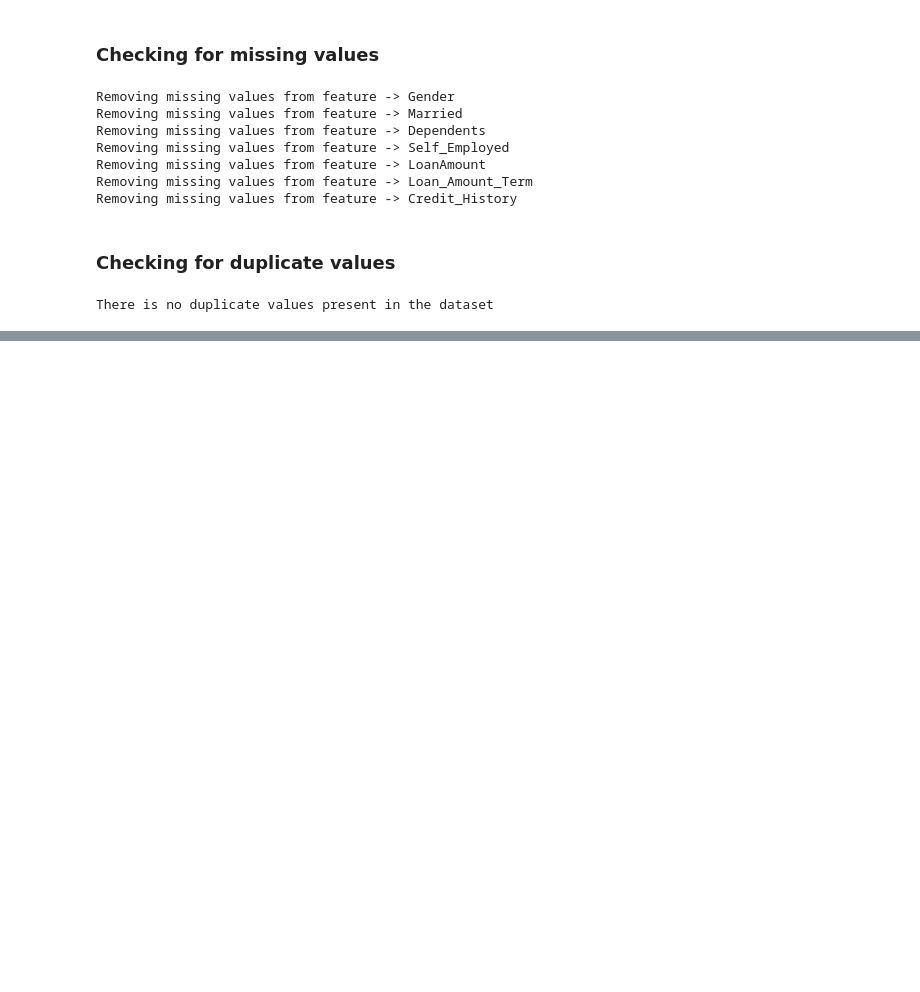
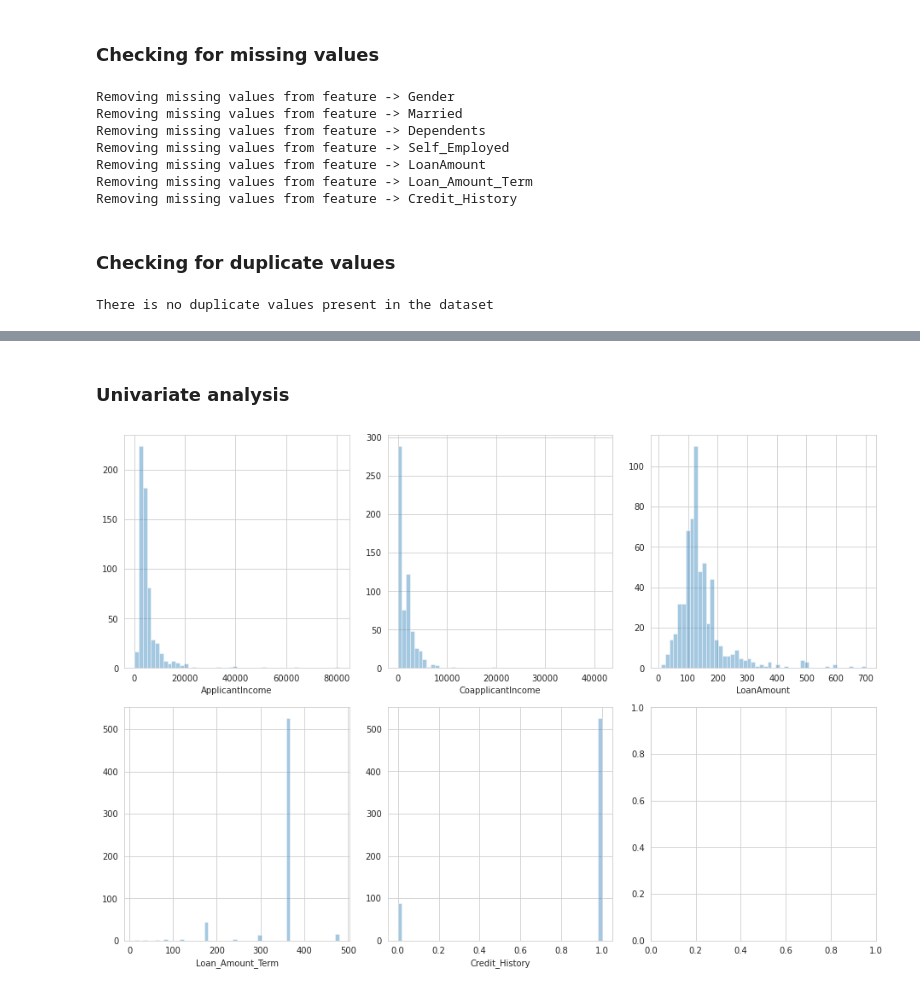
Before and after one commit to Abhishek768/Analytics_Vidhya_Loan_Prediction, a Jupyter notebook: loan_prediction.ipynb, the cells around one changed output, grey strips where cells are left out. Cells and saved outputs as stored; diff of their text form; code cells hidden in the pictures; blank space fills up the shorter version.

Commit message:
univariate analysis

```diff
--- a/loan_prediction.ipynb
+++ b/loan_prediction.ipynb
@@ -133,0 +142,10 @@ There is no duplicate values present in the dataset
+# %%
+count = 0
+for i in df.columns:
+    if df[i].dtype != 'object':
+        for j in df[i]:
+            if j == 0.0:
+                count += 1
+            zero_percent = round((count / len(df)), 2)*100
+        count = 0
+        print("{} features has {}% zeroes".format(i, zero_percent)) if zero_percent != 0.0 else print('')
@@ -133,0 +160,18 @@ There is no duplicate values present in the dataset
+# %% [markdown]
+### Univariate analysis
+# %%
+fig, axes = plt.subplots(2, 3, figsize=(13,9));
+row = col = 0
+for i in df.columns:
+    if df[i].dtype != 'object':
+        if (row < 2) & (col < 3):
+            sns.distplot(df[i], kde=False, bins=50, ax=axes[row][col]);
+            col += 1
+        else:
+            row += 1
+            col = 0
+            sns.distplot(df[i], kde=False, bins=50, ax=axes[row][col]);
+            col += 1
+plt.tight_layout()
+# %% [output]
+[figure, added]
```
Also changed, not shown: parts of 13 cells of this notebook.
